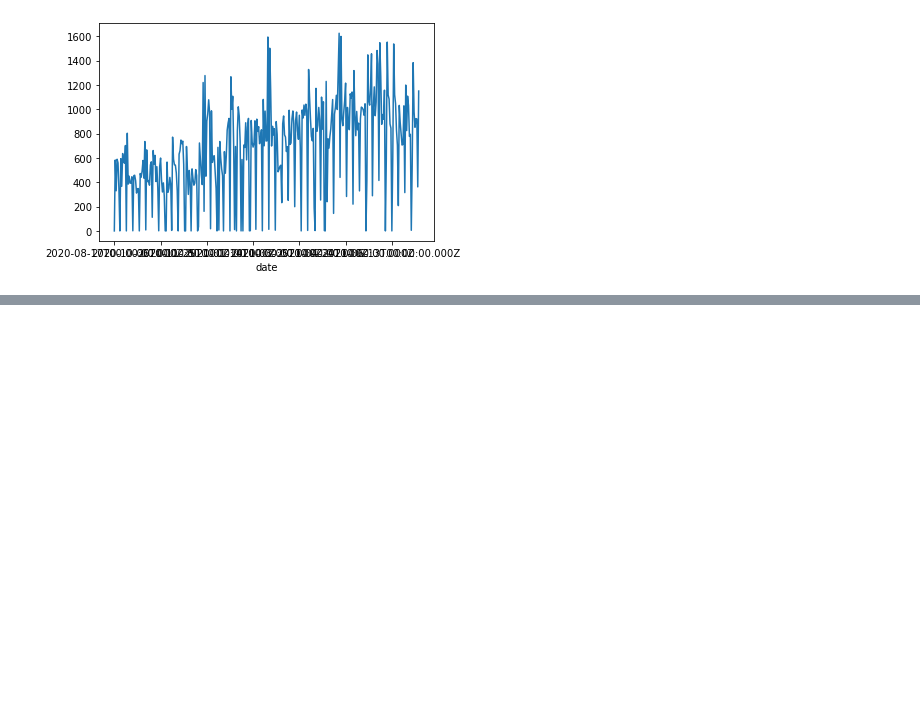
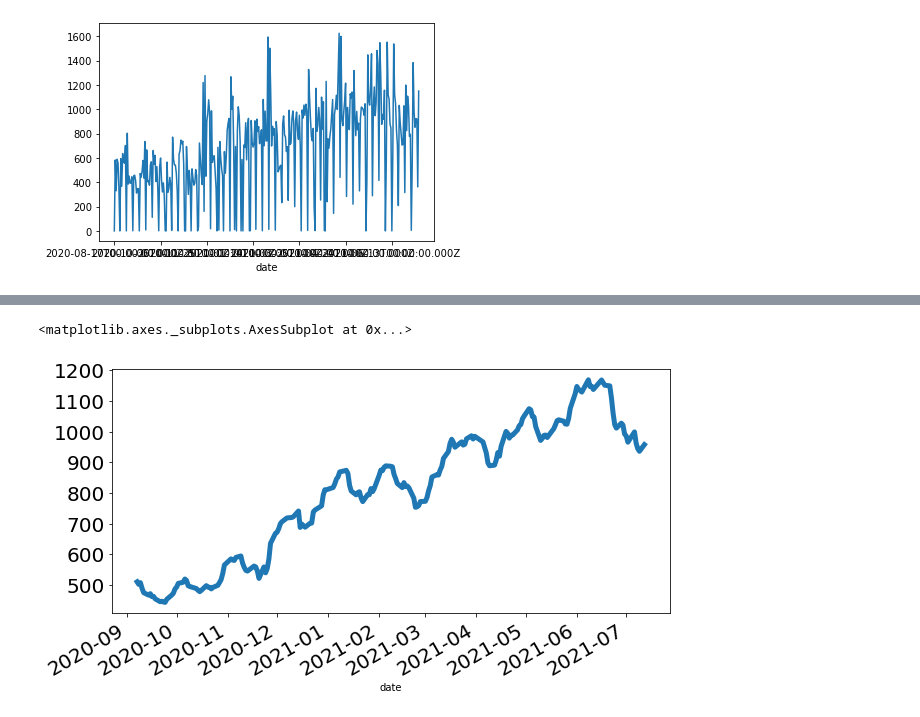
Before and after one commit to zerodarkzone/AdvancedMethodsDataAnalysisClassGrupo4202119, a Jupyter notebook: Exercises/Proyecto1-TimeSeries.ipynb, the cells around one changed output, grey strips where cells are left out. Saved outputs shown, nothing was run; the diff lists cells and outputs as text; code cells hidden in the pictures; blank space fills up the shorter version.

```diff
--- a/Exercises/Proyecto1-TimeSeries.ipynb
+++ b/Exercises/Proyecto1-TimeSeries.ipynb
@@ -87,0 +190,5 @@ df_no_alimentos.groupby('date')['demand'].sum().plot()
+# %%
+df_no_alimentos_sin_fds_ni_festivos.groupby('date')['demand'].sum().rolling(15).mean().plot(figsize=(10,5), linewidth=5, fontsize=20)
+# %% [output]
+<matplotlib.axes._subplots.AxesSubplot at 0x...>
+[figure, added]
```
Also changed, not shown: parts of 27 cells of this notebook.
